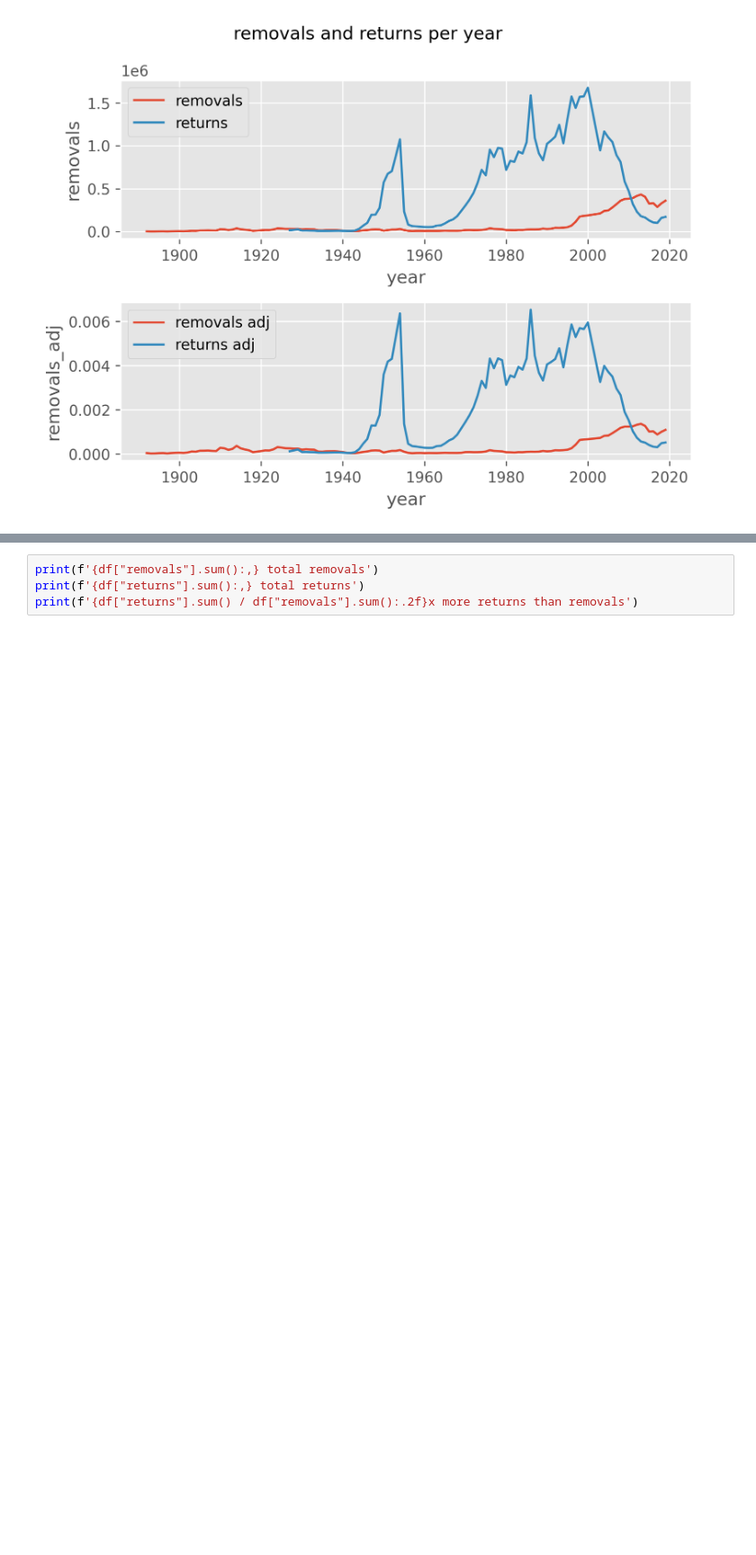
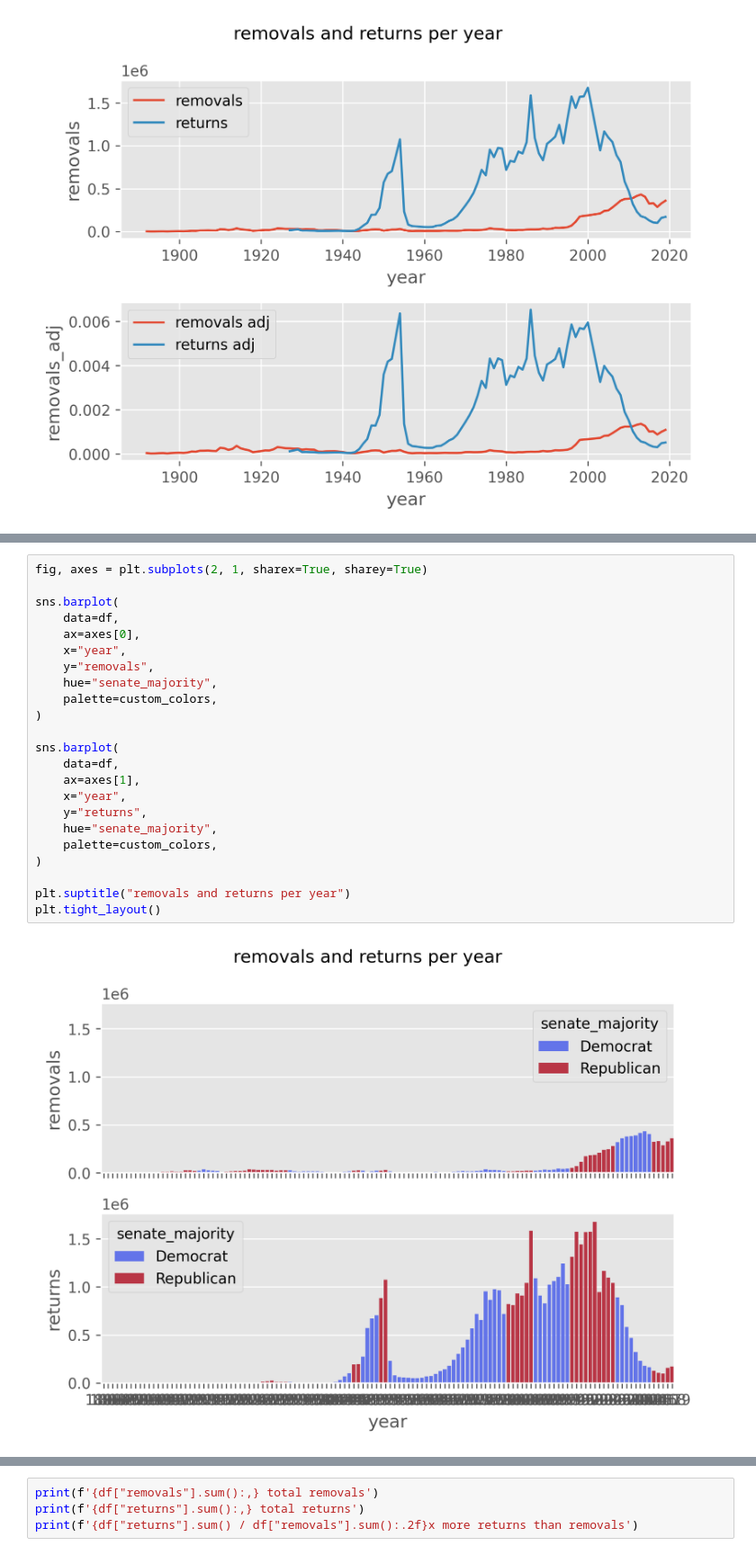
Before and after one commit to noah-art3mis/stats-assignment-2, a Jupyter notebook: removal.ipynb, the cells around one changed output, grey strips where cells are left out. Shown at 90% size. Cells and saved outputs as stored; diff of their text form; blank space fills up the shorter version.

```diff
--- a/removal.ipynb
+++ b/removal.ipynb
@@ -524,0 +562,25 @@ plt.tight_layout()
+# %%
+fig, axes = plt.subplots(2, 1, sharex=True, sharey=True)
+
+sns.barplot(
+    data=df,
+    ax=axes[0],
+    x="year",
+    y="removals",
+    hue="senate_majority",
+    palette=custom_colors,
+)
+
+sns.barplot(
+    data=df,
+    ax=axes[1],
+    x="year",
+    y="returns",
+    hue="senate_majority",
+    palette=custom_colors,
+)
+
+plt.suptitle("removals and returns per year")
+plt.tight_layout()
+# %% [output]
+[figure, added]
```
Also changed, not shown: parts of 21 cells of this notebook.
